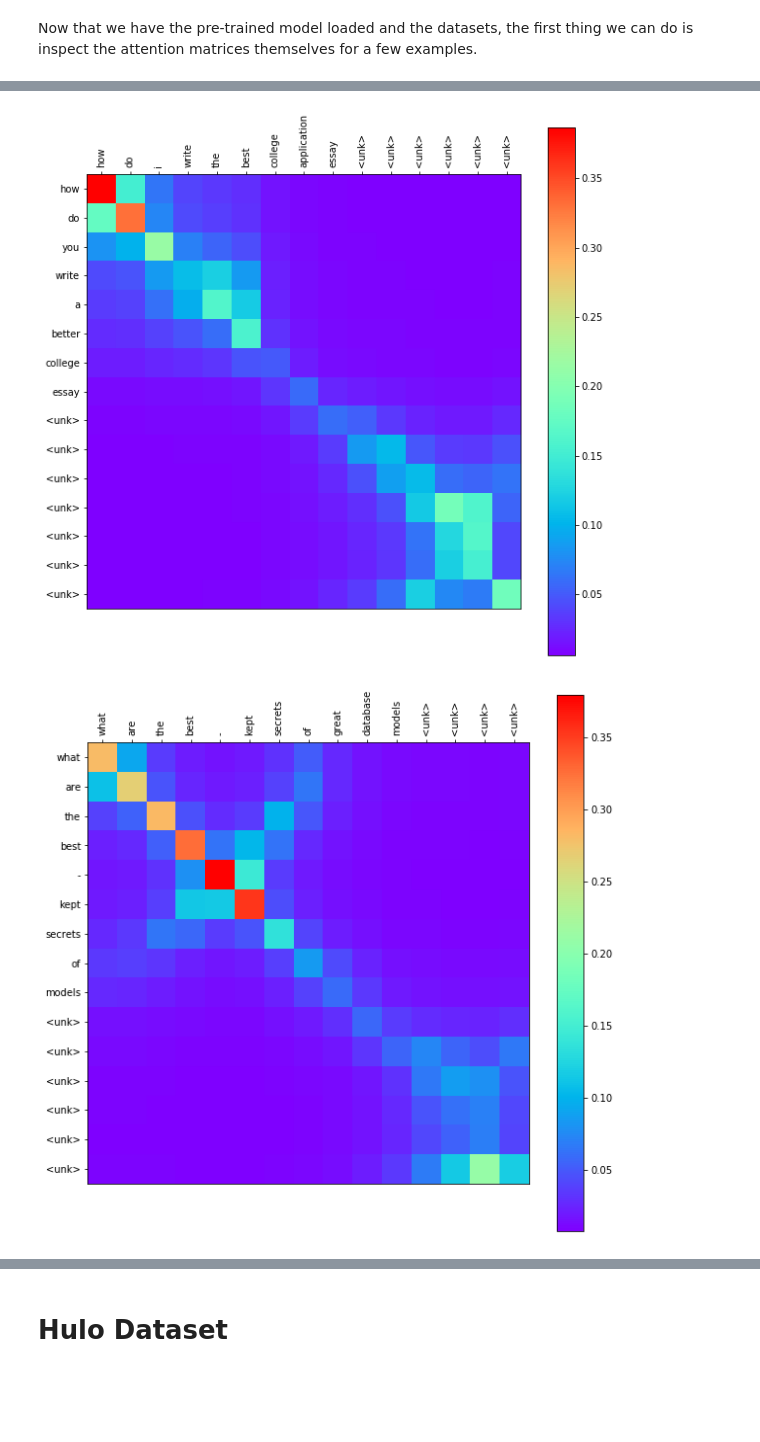
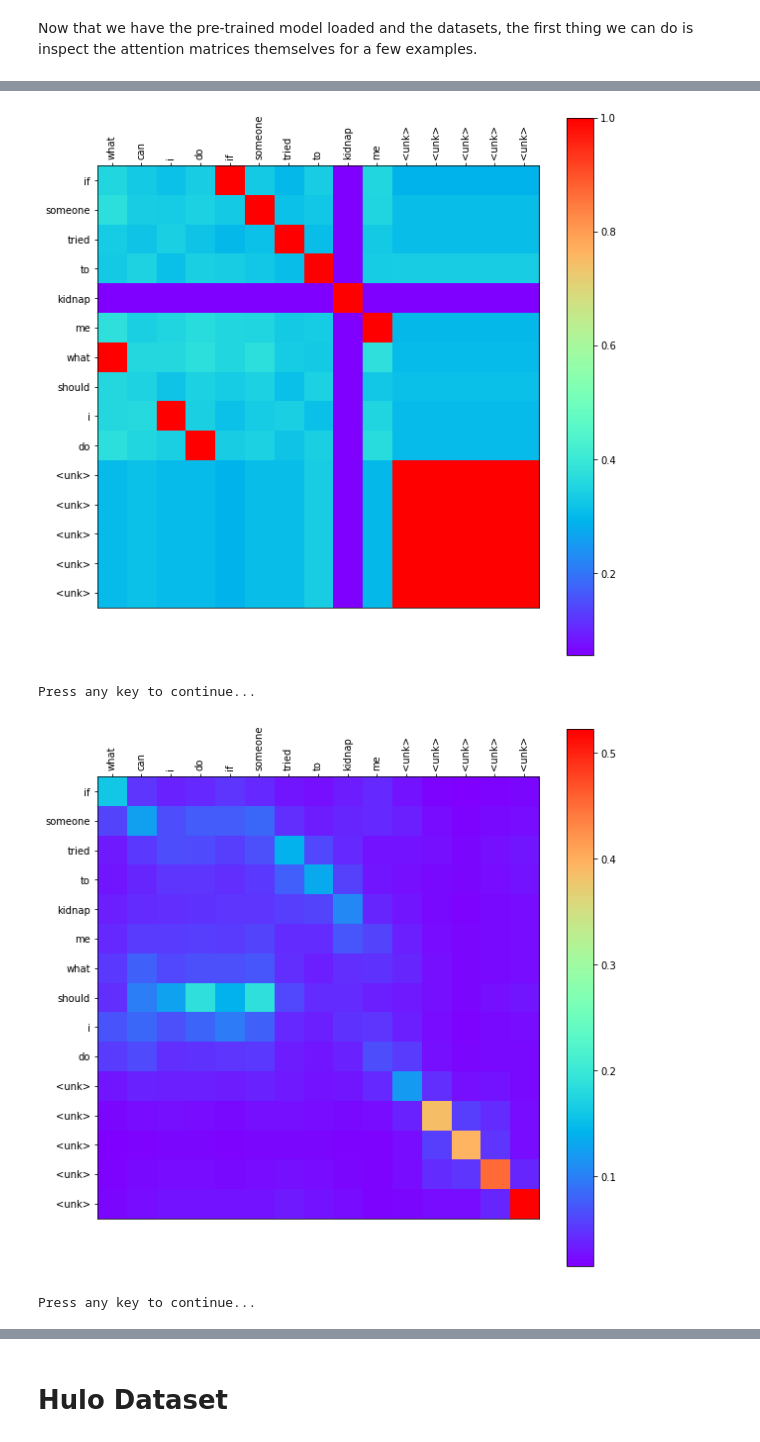
Before and after one commit to codykala/ABCNN, a Jupyter notebook: visualization.ipynb, the cells around one changed output, grey strips where cells are left out. Cells and saved outputs as stored; diff of their text form; code cells hidden in the pictures; blank space fills up the shorter version.

Commit message:
simplified visualization notebook considerably

```diff
--- a/visualization.ipynb
+++ b/visualization.ipynb
@@ -62,5 +57,5 @@ max_length = config["model"]["max_length"]
 # %%
 # Get pre-trained word embeddings
 # (Get a cup of coffee, this'll take about 10 minutes)
-word_vectors = setup_word2vec_model(config)
+word_vectors = setup_word_vectors(config)
 # %% [output]
@@ -104,7 +102,7 @@ fc.bias <class 'torch.Tensor'> torch.Size([2])
 # %% [markdown]
 Now that we have the pre-trained model loaded and the datasets, the first thing we can do is inspect the attention matrices themselves for a few examples.
 # %%
-examples = [
+quora_examples = [
     ["If someone tried to kidnap me what should I do?", "What can I do if someone tried to kidnap me?", 1],
     ["How do you write a better college essay?", "How do I write the best college application essay?", 1],
     ["What are the best-kept secrets of models?", "What are the best-kept secrets of great database models?", 0]
@@ -174,12 +109,0 @@ Let's get the attention distribution for the first block. We'll use the manhatta
-# %%
-# Load the embeddings
-embeddings = torch.nn.Embedding.from_pretrained(model.state_dict().get("embeddings.weight"))
-
-# Get the input feature maps
-x1_0 = embeddings(batch[:, 0, :]).unsqueeze(1)
-x2_0 = embeddings(batch[:, 1, :]).unsqueeze(1)
-
-# Get the initial attention distribution
-A_0 = compute_attention_matrix(x1_0, x2_0, manhattan)
-print(A_0.shape)
-A_0 = A_0.squeeze().cpu().numpy()
@@ -220,0 +110,2 @@ def generate_tick_labels(q1, q2, max_length=20):
+# %%
+quora_dataset, quora_examples = setup_dataset(quora_examples, word_vectors, embeddings_size, max_length)
@@ -338,8 +160,37 @@ generate_heat_map(A_2[0], examples[0][0], examples[0][1], max_length=max_length)
-# %%
-generate_heat_map(A_2[1], examples[1][0], examples[1][1], max_length=max_length)
-# %% [output]
-[figure, removed]
-# %%
-generate_heat_map(A_2[2], examples[2][0], examples[2][1], max_length=max_length)
-# %% [output]
-[figure, removed]
+# %%
+# Get initial inputs to model
+for example, (features, label) in zip(quora_examples, quora_dataset):
+
+    # Reshape data to work with blocks
+    features = features.unsqueeze(0)
+    label = label.unsqueeze(0)
+
+    # Get features for each question
+    x0_0 = features[:, 0, :, :].unsqueeze(1)
+    x1_0 = features[:, 1, :, :].unsqueeze(1)
+    x0_0 = x0_0.cuda() if USE_CUDA else x0_0
+    x1_0 = x1_0.cuda() if USE_CUDA else x1_0
+
+    # Initial attention distribution
+    A_0 = compute_attention_matrix(x0_0, x1_0, euclidean)
+    A_0 = A_0.squeeze().cpu().numpy()
+    generate_heat_map(A_0, example[1], example[0])
+    _ = input("Press any key to continue...")
+
+    # Attention distribution after first block
+    x0_1, x1_1, a0_1, a1_1 = block_1(x0_0, x1_0)
+    A_1 = compute_attention_matrix(x0_1, x1_1, euclidean)
+    A_1 = A_1.squeeze().detach().cpu().numpy()
+    generate_heat_map(A_1, example[1], example[0])
+    _ = input("Press any key to continue...")
+
+    x0_2, x1_2, a0_2, a1_2 = block_2(x0_1, x1_1)
+    A_2 = compute_attention_matrix(x0_2, x1_2, euclidean)
+    A_2 = A_2.squeeze().detach().cpu().numpy()
+    generate_heat_map(A_2, example[1], example[0])
+    _ = input("Press any key to continue...")
+# %% [output]
+[figure, added]
+Press any key to continue...
+[figure, added]
+Press any key to continue...
```
Also changed, not shown: parts of 48 cells of this notebook, 2 other files.
